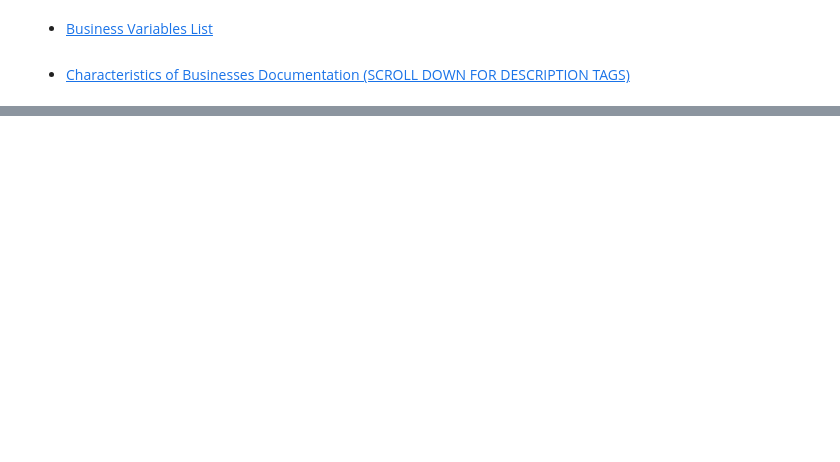
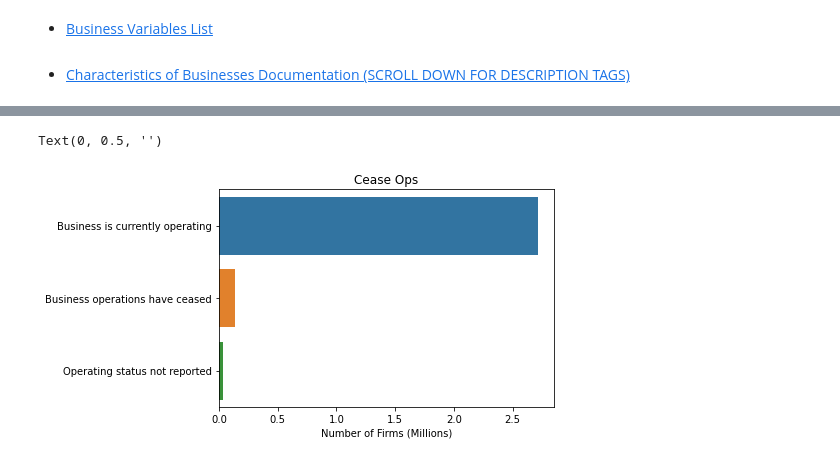
Before and after one commit to ahadh762/Census-Data-API-Group-Assessment, a Jupyter notebook: characteristics_of_business.ipynb, the cells around one changed output, grey strips where cells are left out. Saved outputs shown, nothing was run; the diff lists cells and outputs as text; code cells hidden in the pictures; blank space fills up the shorter version.

```diff
--- a/characteristics_of_business.ipynb
+++ b/characteristics_of_business.ipynb
@@ -29,0 +74,10 @@ df.head()
+# %%
+ceaseops = df[['Number of Firms', 'Business Characteristic']]
+ax = sns.barplot(x='Number of Firms', y= 'Business Characteristic', data= ceaseops, orient='h')
+#ax.set_ylabel('')
+ax.set_xlabel('Number of Firms (Millions)')
+ax.set_title("Cease Ops")
+ax.set_ylabel('')
+# %% [output]
+Text(0, 0.5, '')
+[figure, added]
```
Also changed, not shown: parts of 5 cells of this notebook, 3 other files.
